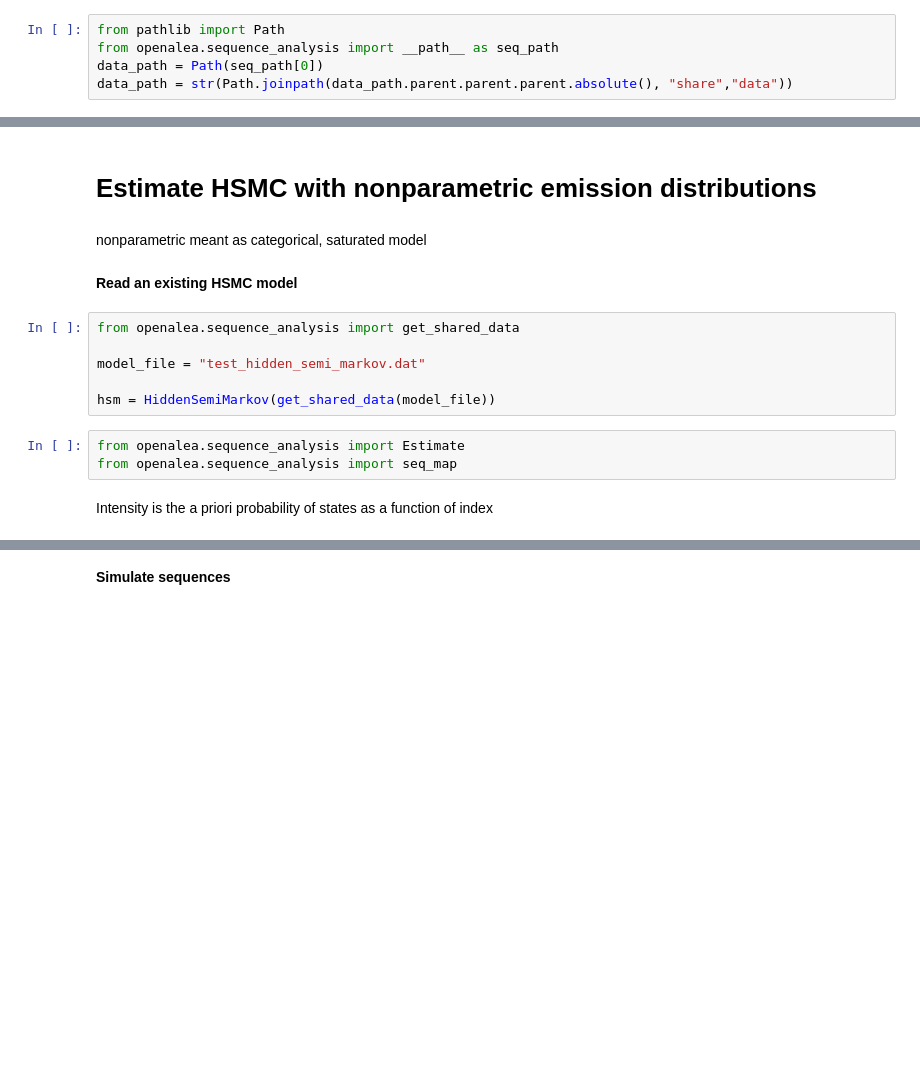
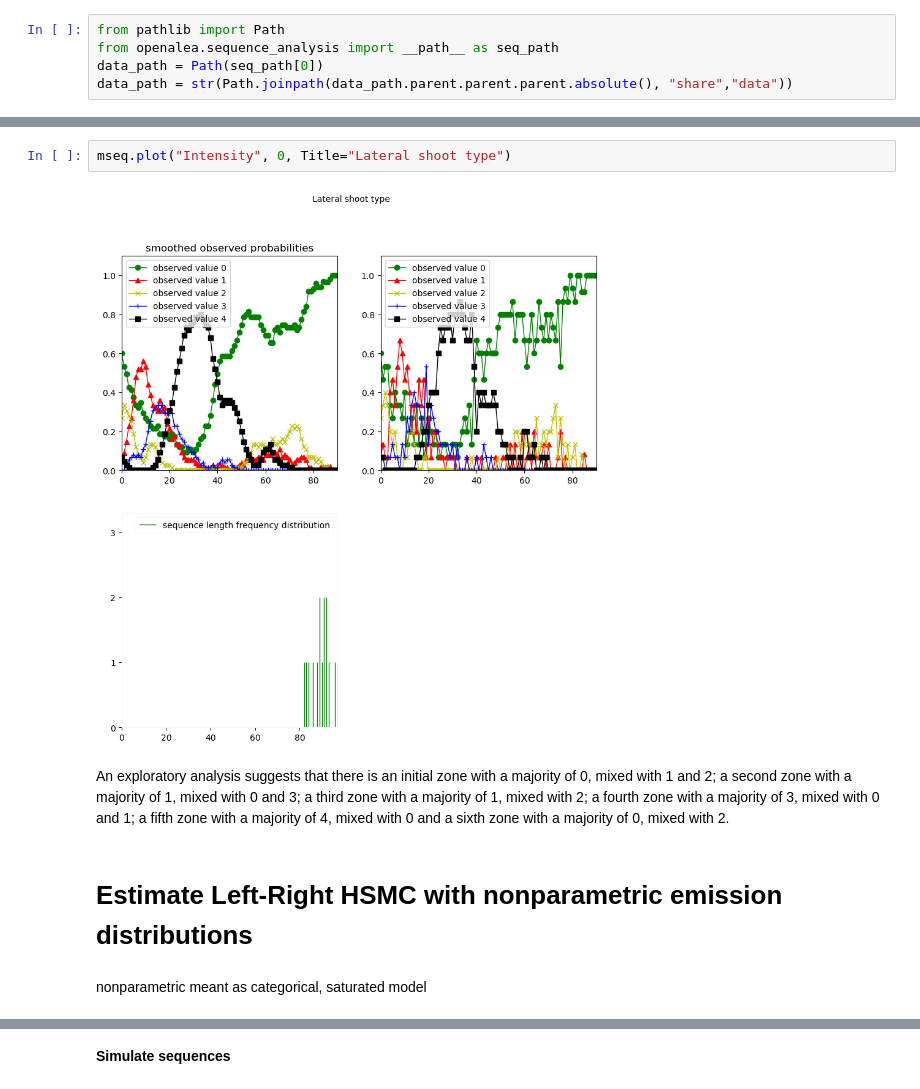
Before and after one commit to openalea/sequence_analysis, a Jupyter notebook: tutorials/hidden_semi_markov.ipynb, the cells around one changed output, grey strips where cells are left out. Cells and saved outputs as stored; diff of their text form; blank space fills up the shorter version.

```diff
--- a/tutorials/hidden_semi_markov.ipynb
+++ b/tutorials/hidden_semi_markov.ipynb
@@ -86,17 +108,10 @@ data_path = str(Path.joinpath(data_path.parent.parent.parent.absolute(), "share"
+# %%
+mseq.plot("Intensity", 0, Title="Lateral shoot type")
+# %% [output]
+[figure, added]
+# %% [markdown]
+An exploratory analysis suggests that there is an initial zone with a majority of 0, mixed with 1 and 2; a second zone with a majority of 1, mixed with 0 and 3; a third zone with a majority of 1, mixed with 2; a fourth zone with a majority of 3, mixed with 0 and 1; a fifth zone with a majority of 4, mixed with 0 and a sixth zone with a majority of 0, mixed with 2.
 # %% [markdown]
-# Estimate HSMC with nonparametric emission distributions
+# Estimate Left-Right HSMC with nonparametric emission distributions
 # %% [markdown]
 nonparametric meant as categorical, saturated model
-# %% [markdown]
-**Read an existing HSMC model**
-# %%
-from openalea.sequence_analysis import get_shared_data
-
-model_file = "test_hidden_semi_markov.dat"
-
-hsm = HiddenSemiMarkov(get_shared_data(model_file))
-# %%
-from openalea.sequence_analysis import Estimate
-from openalea.sequence_analysis import seq_map
-# %% [markdown]
-Intensity is the a priori probability of states as a function of index
```
Also changed, not shown: parts of 27 cells of this notebook, 1 other file.
